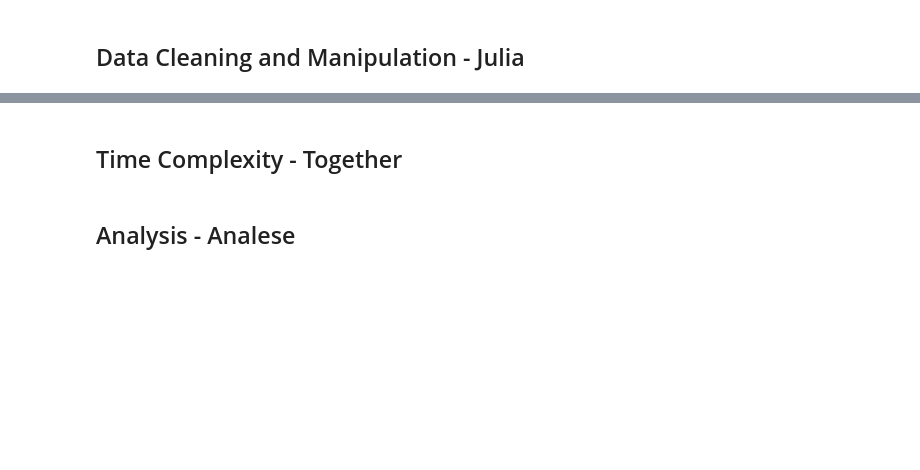
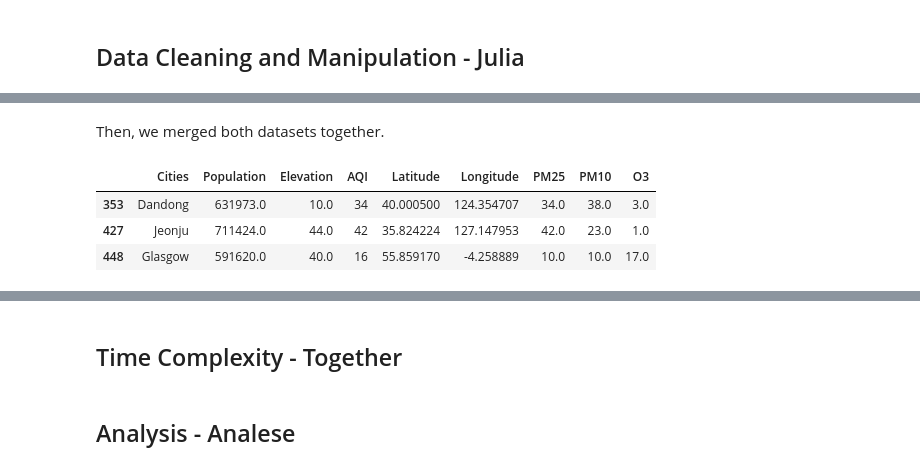
Before and after one commit to jhkaplan4050/SI330-final-project, a Jupyter notebook: presentation_notebook.ipynb, the cells around one changed output, grey strips where cells are left out. Saved outputs shown, nothing was run; the diff lists cells and outputs as text; code cells hidden in the pictures; blank space fills up the shorter version.

```diff
--- a/presentation_notebook.ipynb
+++ b/presentation_notebook.ipynb
@@ -68,0 +71,3 @@ time: 5.07 ms (started: 2021-12-04 14:36:41 -05:00)
+# %%
+spott_df = functions.clean_spott_api('spott_df.csv')
+spott_df.sample(3)
@@ -68,0 +82,3 @@ time: 5.07 ms (started: 2021-12-04 14:36:41 -05:00)
+# %%
+waqi_df = functions.clean_waqi_api('waqi_df.csv')
+waqi_df.sample(3)
@@ -68,0 +91,10 @@ time: 5.07 ms (started: 2021-12-04 14:36:41 -05:00)
+# %% [markdown]
+Then, we merged both datasets together.
+# %%
+merged_df = functions.clean_and_combine_df(spott_df, waqi_df)
+merged_df.sample(3)
+# %% [output]
+|  | Cities | Population | Elevation | AQI | Latitude | Longitude | PM25 | PM10 | O3 |
+| 353 | Dandong | 631973.0 | 10.0 | 34 | 40.000500 | 124.354707 | 34.0 | 38.0 | 3.0 |
+| 427 | Jeonju | 711424.0 | 44.0 | 42 | 35.824224 | 127.147953 | 42.0 | 23.0 | 1.0 |
+| 448 | Glasgow | 591620.0 | 40.0 | 16 | 55.859170 | -4.258889 | 10.0 | 10.0 | 17.0 |
```
Also changed, not shown: parts of 13 cells of this notebook, 1 other file.
